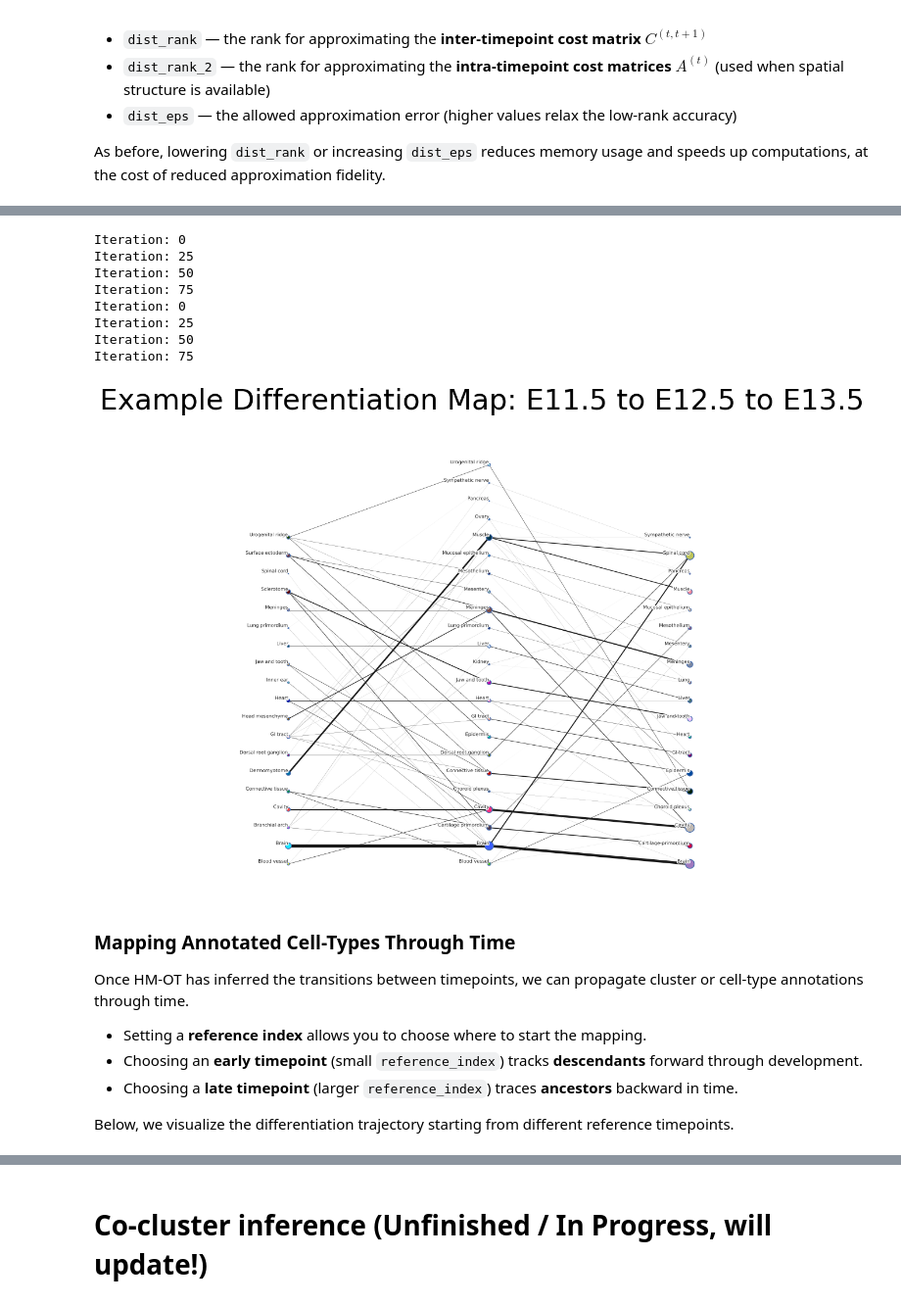
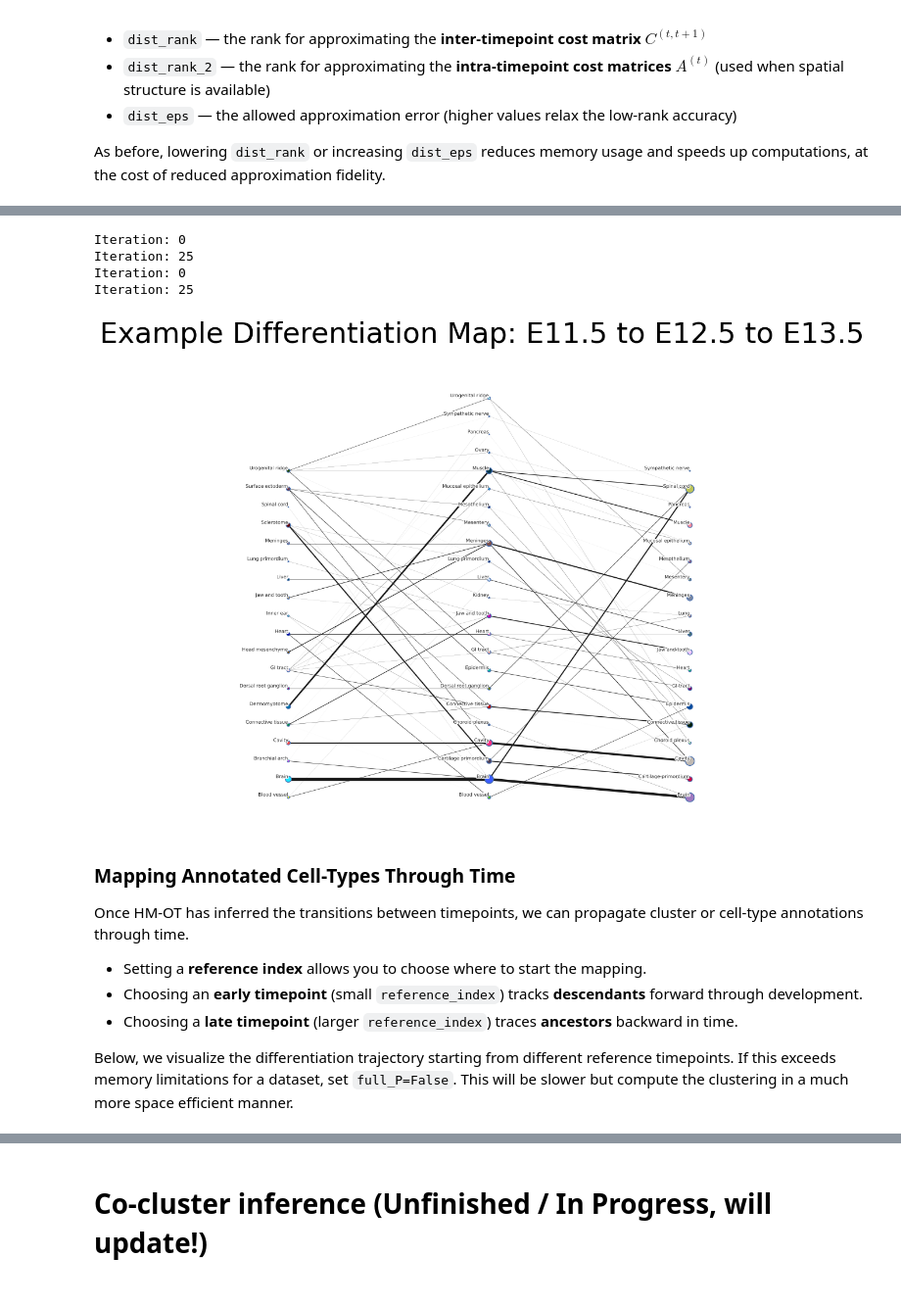
Before and after one commit to raphael-group/HM-OT, a Jupyter notebook: notebooks/HM_OT_CoClustering_Spatial_Demo.ipynb, the cells around one changed output, grey strips where cells are left out. Shown at 98% size. Drawn from its saved outputs; the diff is of its cells as text; code cells hidden in the pictures.

Commit message:
update plotting with full P option, notebook updates

```diff
--- a/notebooks/HM_OT_CoClustering_Spatial_Demo.ipynb
+++ b/notebooks/HM_OT_CoClustering_Spatial_Demo.ipynb
@@ -150,45 +150,40 @@ The low-rank optimal transport solver used for FGW here is based on the framewor
 > Halmos, P., Liu, X., Gold, J., and Raphael, B. (2024).
 > [Low-Rank Optimal Transport through Factor Relaxation with Latent Coupling](https://proceedings.neurips.cc/paper_files/paper/2024/file/cfc1924c62e72e2cb0e0feeecb963241-Paper-Conference.pdf), NeurIPS 2024.
 # %%
-import importlib
-importlib.reload(HiddenMarkovOT)
 
 # Initialize HM-OT with hyperparameters, set printCost = True to see progress on loss
+
 hmot = HiddenMarkovOT.HM_OT(rank_list,
-                            tau_in = 1e-5,
-                            tau_out = 5,
-                            gamma = 40,
-                            max_iter = 100,
-                            min_iter = 100,
+                            tau_in = 1e-3,
+                            tau_out = 1e-3,
+                            gamma = 80,
+                            max_iter = 30,
+                            min_iter = 30,
                             device=device,
-                            alpha = 0.00001,
+                            alpha = 0.9999,
                             dtype=torch.float32,
                             printCost=False,
                             returnFull=False,
                             initialization='Full'
                             )
 
 # Run HM-OT to infer annotated transitions
 hmot.impute_annotated_transitions(C_factors_sequence, A_factors_sequence, Qs)
 
 # We can now load the transitions and annotated cell-types
 Ts_hmot = [T.cpu().numpy() for T in hmot.T_gammas]
 Qs_ann = [Q.cpu().numpy() for Q in Qs]
 
 # Visualize the inferred differentiation map
 plotting.diffmap_from_QT(Qs_ann, Ts_hmot, labels, dsf=0.01, fontsize=6, linethick_factor=20, \
                          title= f'Example Differentiation Map: {timepoints[0]} to {timepoints[1]} to {timepoints[2]}',
                         save_name = os.path.join("/scratch/gpfs/ph3641/hm_ot/ME_supervised_figs/diff_map_ME_Demo.png" ))
 # %% [output]
 Iteration: 0
 Iteration: 25
-Iteration: 50
-Iteration: 75
 Iteration: 0
 Iteration: 25
-Iteration: 50
-Iteration: 75
-[figure, old version]
+[figure, new version]
 # %% [markdown]
 ### Mapping Annotated Cell-Types Through Time
 
@@ -198,5 +193,5 @@ Once HM-OT has inferred the transitions between timepoints, we can propagate clu
 - Choosing an **early timepoint** (small `reference_index`) tracks **descendants** forward through development.
 - Choosing a **late timepoint** (larger `reference_index`) traces **ancestors** backward in time.
 
-Below, we visualize the differentiation trajectory starting from different reference timepoints.
+Below, we visualize the differentiation trajectory starting from different reference timepoints. If this exceeds memory limitations for a dataset, set `full_P=False`. This will be slower but compute the clustering in a much more space efficient manner.
 # %%
```
Also changed, not shown: parts of 9 cells of this notebook, 1 other file.
